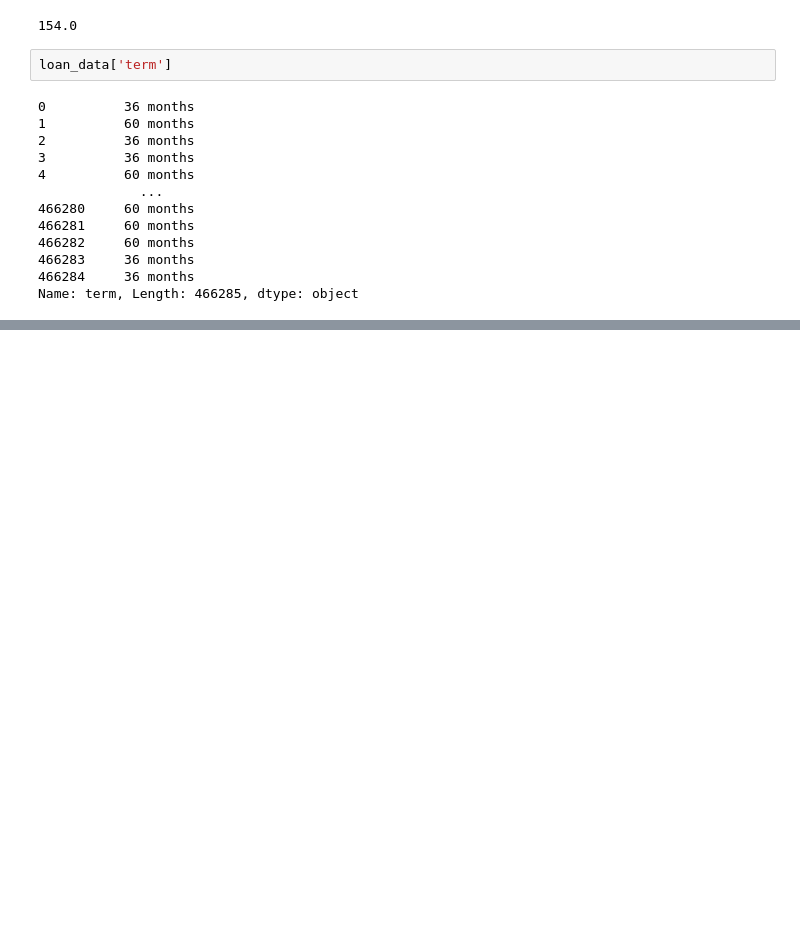
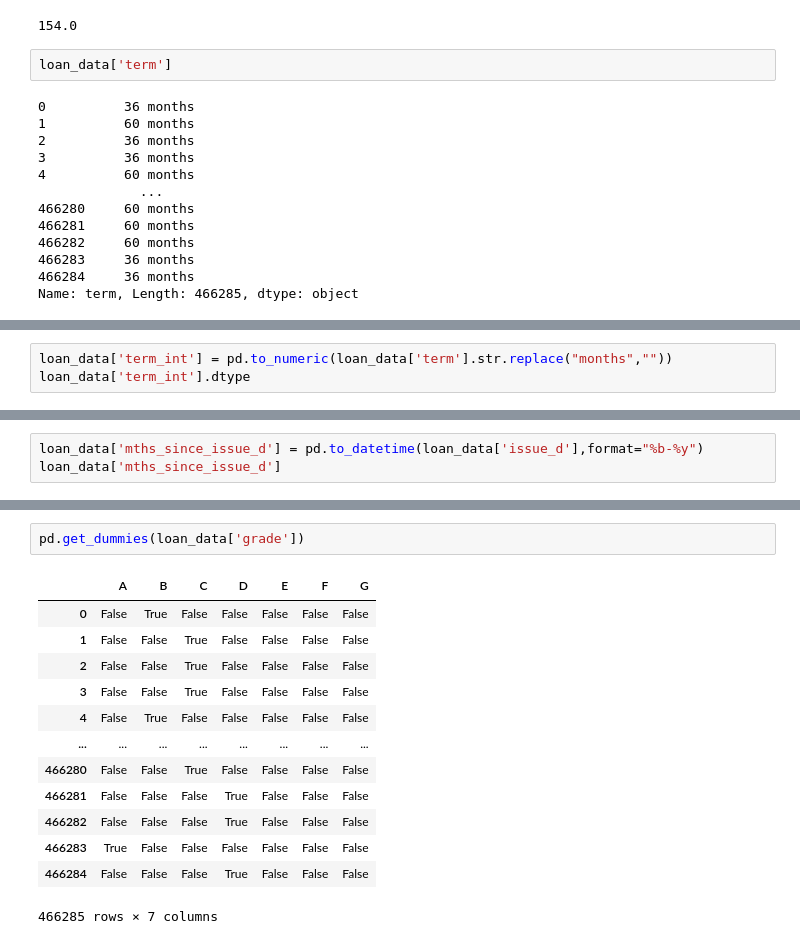
Before and after one commit to RETCx/Credit-Risk-Modeling, a Jupyter notebook: Credit Risk Modeling.ipynb, the cells around one changed output, grey strips where cells are left out. Saved outputs shown, nothing was run; the diff lists cells and outputs as text; blank space fills up the shorter version.

```diff
--- a/Credit Risk Modeling.ipynb
+++ b/Credit Risk Modeling.ipynb
@@ -317,0 +278,3 @@ LCDataDictionary['LoanStatNew'].to_list()
+# %%
+loan_data['term_int'] = pd.to_numeric(loan_data['term'].str.replace("months",""))
+loan_data['term_int'].dtype
@@ -317,0 +283,3 @@ LCDataDictionary['LoanStatNew'].to_list()
+# %%
+loan_data['mths_since_issue_d'] = pd.to_datetime(loan_data['issue_d'],format="%b-%y")
+loan_data['mths_since_issue_d']
@@ -317,0 +349,16 @@ LCDataDictionary['LoanStatNew'].to_list()
+# %%
+pd.get_dummies(loan_data['grade'])
+# %% [output]
+|  | A | B | C | D | E | F | G |
+| 0 | False | True | False | False | False | False | False |
+| 1 | False | False | True | False | False | False | False |
+| 2 | False | False | True | False | False | False | False |
+| 3 | False | False | True | False | False | False | False |
+| 4 | False | True | False | False | False | False | False |
+| ... | ... | ... | ... | ... | ... | ... | ... |
+| 466280 | False | False | True | False | False | False | False |
+| 466281 | False | False | False | True | False | False | False |
+| 466282 | False | False | False | True | False | False | False |
+| 466283 | True | False | False | False | False | False | False |
+| 466284 | False | False | False | True | False | False | False |
+466285 rows × 7 columns
```
Also changed, not shown: parts of 73 cells of this notebook, 1 other file.
